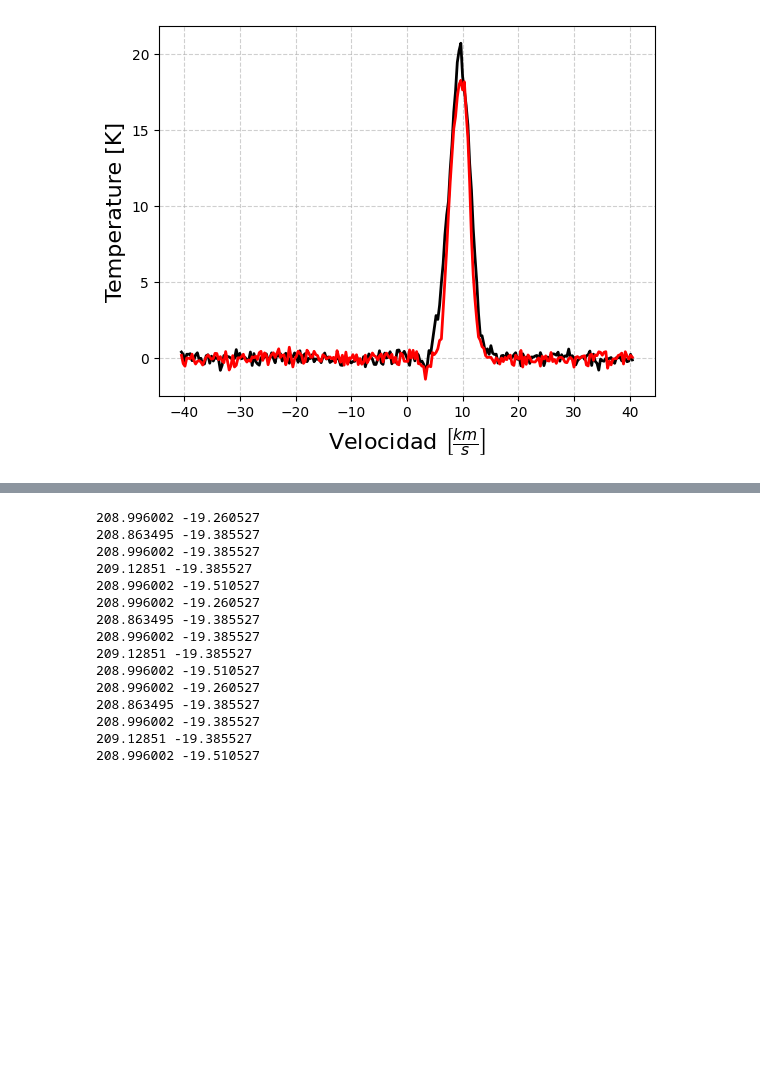
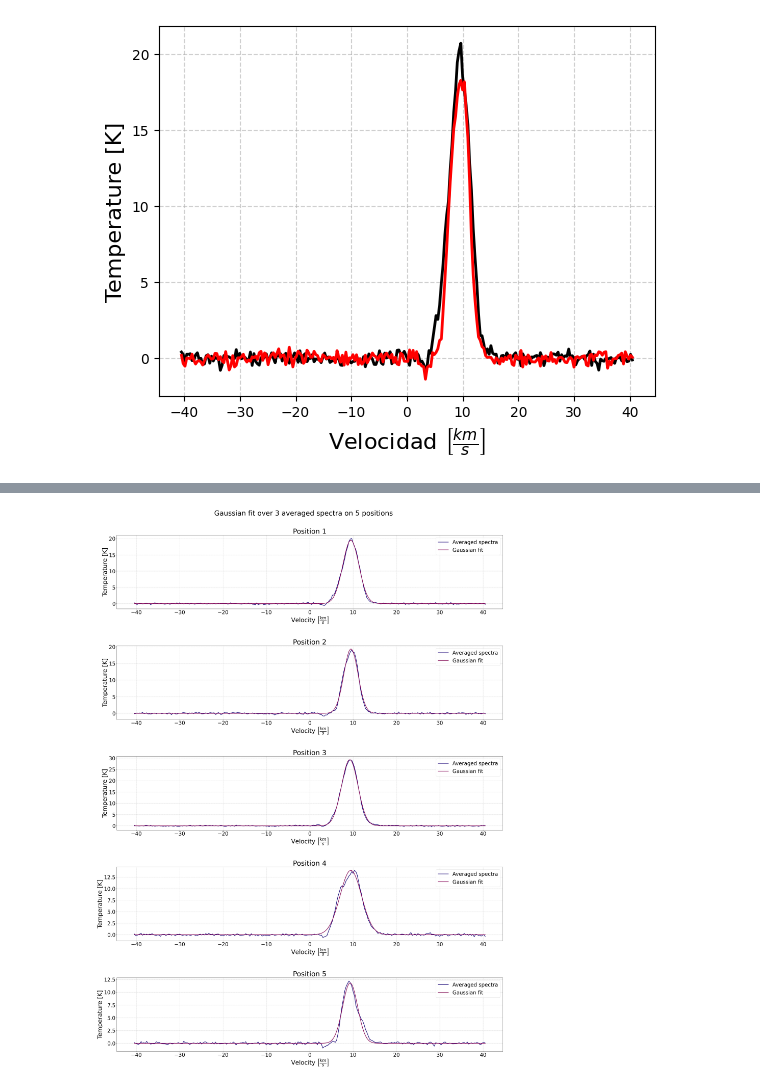
Before and after one commit to CrushinAngel/Astronomia_Experimental, a Jupyter notebook: Informe_1/Fits_Observations.ipynb, the cells around one changed output, grey strips where cells are left out. Cells and saved outputs as stored; diff of their text form; code cells hidden in the pictures; blank space fills up the shorter version.

```diff
--- a/Informe_1/Fits_Observations.ipynb
+++ b/Informe_1/Fits_Observations.ipynb
@@ -107,7 +106,7 @@ plt.show()
 [figure]
 # %%
 stack_T = np.stack(spec_T)
-sumas_T = np.cumsum(spec_T, axis = 0)
+sumas_T = np.cumsum(stack_T, axis = 0)
 
 div = np.arange(1, len(spec_T)+1).reshape(-1, 1)
 
@@ -163,22 +163,54 @@ print(rms_i)
 [0.34561934 0.25453143 0.2398201  0.23593678 0.17336186 0.16460438
  0.17378187 0.17848932 0.1816478  0.15353688 0.15262031 0.15402997
  0.15839386 0.16090212 0.14462833]
-# %%
-for i in spectra_xy:
-    print(i[0], i[1])
-# %% [output]
-208.996002 -19.260527
-208.863495 -19.385527
-208.996002 -19.385527
-209.12851 -19.385527
-208.996002 -19.510527
-208.996002 -19.260527
-208.863495 -19.385527
-208.996002 -19.385527
-209.12851 -19.385527
-208.996002 -19.510527
-208.996002 -19.260527
-208.863495 -19.385527
-208.996002 -19.385527
-209.12851 -19.385527
-208.996002 -19.510527
+# %%
+#count = 0
+#for i in spectra_xy:
+    #count += 1
+    # print(count - 1, i[0], i[1])
+
+# Posiciones en spectra_FITS de las 3 pasadas sobre cada uno de los 5 puntos
+posiciones = [[0, 5, 10], [1, 6, 11], [2, 7, 12], [3, 8, 13], [4, 9, 14]]
+spec_T_pos = [[spec_T[i] for i in pos] for pos in posiciones]
+
+means_T_pos = []
+for i in spec_T_pos:
+    stack_T = np.stack(i)
+    avg_T = np.mean(stack_T, axis = 0)
+    means_T_pos.append(avg_T)
+# %%
+T_max = []
+
+fig, axes = plt.subplots(5, 1, figsize = (40, 50))
+
+axes = axes.flatten()
+
+for i in range(len(means_T_pos)):
+    fg = [20, 10, 1]
+
+    coefs, cov = curve_fit(fn_gauss, v, means_T_pos[i], p0=fg)
+
+    t0, M, S = coefs[0], coefs[1], coefs[2]
+
+    T_max.append(t0)
+
+    gauss_fit = fn_gauss(v, t0, M, S)
+
+    axes[i].plot(v, means_T_pos[i], color = "#1f097a", linestyle = "-", linewidth = 3, label = 'Averaged spectra')
+    axes[i].plot(v, gauss_fit, color = "#870959", linestyle = "-", linewidth = 3, label = 'Gaussian fit')
+
+    axes[i].set_xlabel(r"Velocity $\left[ \frac{km}{s}\right]$", fontsize=35)
+    axes[i].set_ylabel(r"Temperature [K]", fontsize=35)
+
+    axes[i].set_title('Position ' + str(i + 1), fontsize = 40)
+
+    axes[i].grid(True, linestyle = "--", alpha=0.9)
+    axes[i].tick_params(labelsize = 30)
+    axes[i].legend(fontsize = 30)
+
+fig.suptitle('Gaussian fit over 3 averaged spectra on 5 positions', fontsize = 40)
+
+fig.subplots_adjust(top = 0.94, hspace = 0.5)
+plt.show()
+# %% [output]
+[figure, added]
```
Also changed, not shown: parts of 4 cells of this notebook.
